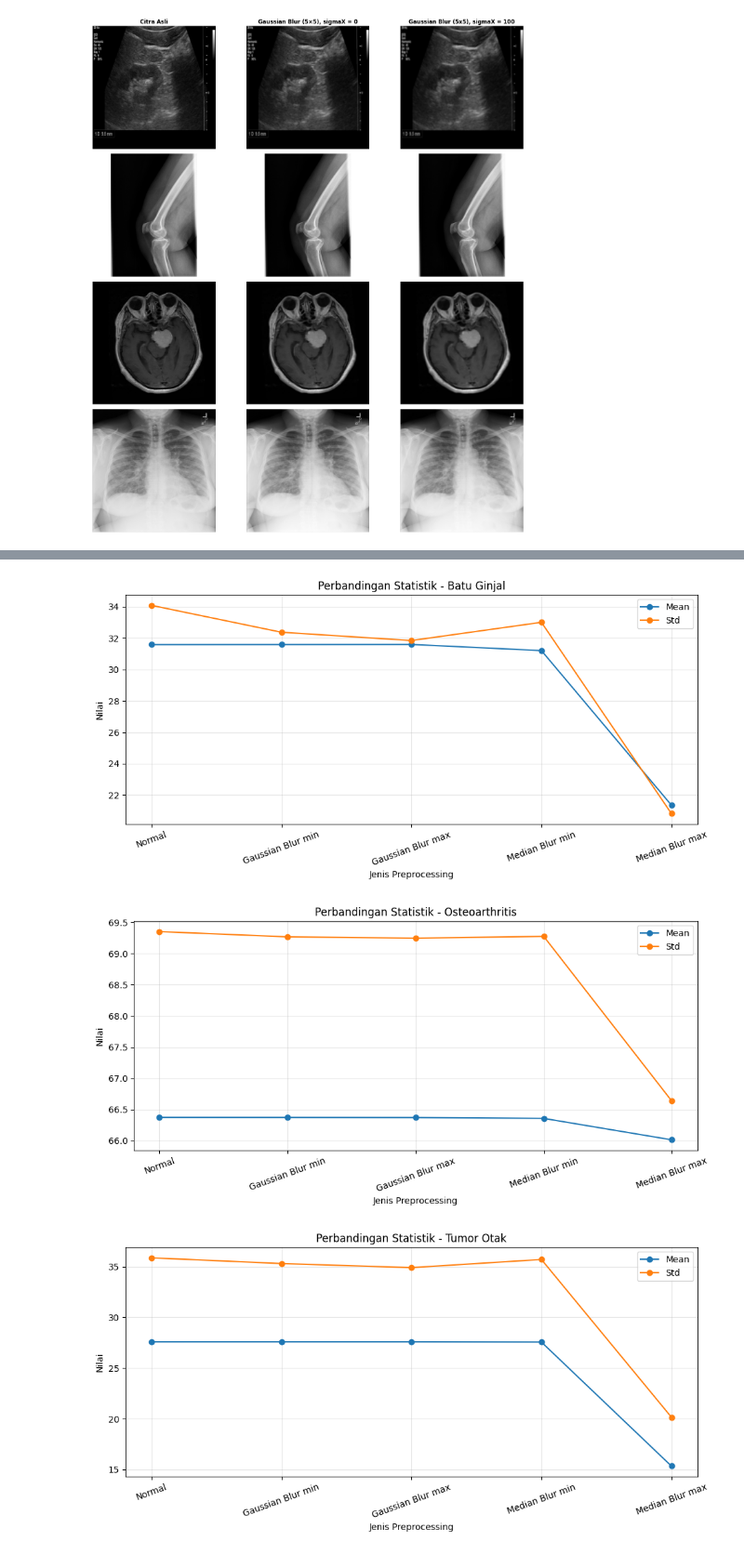
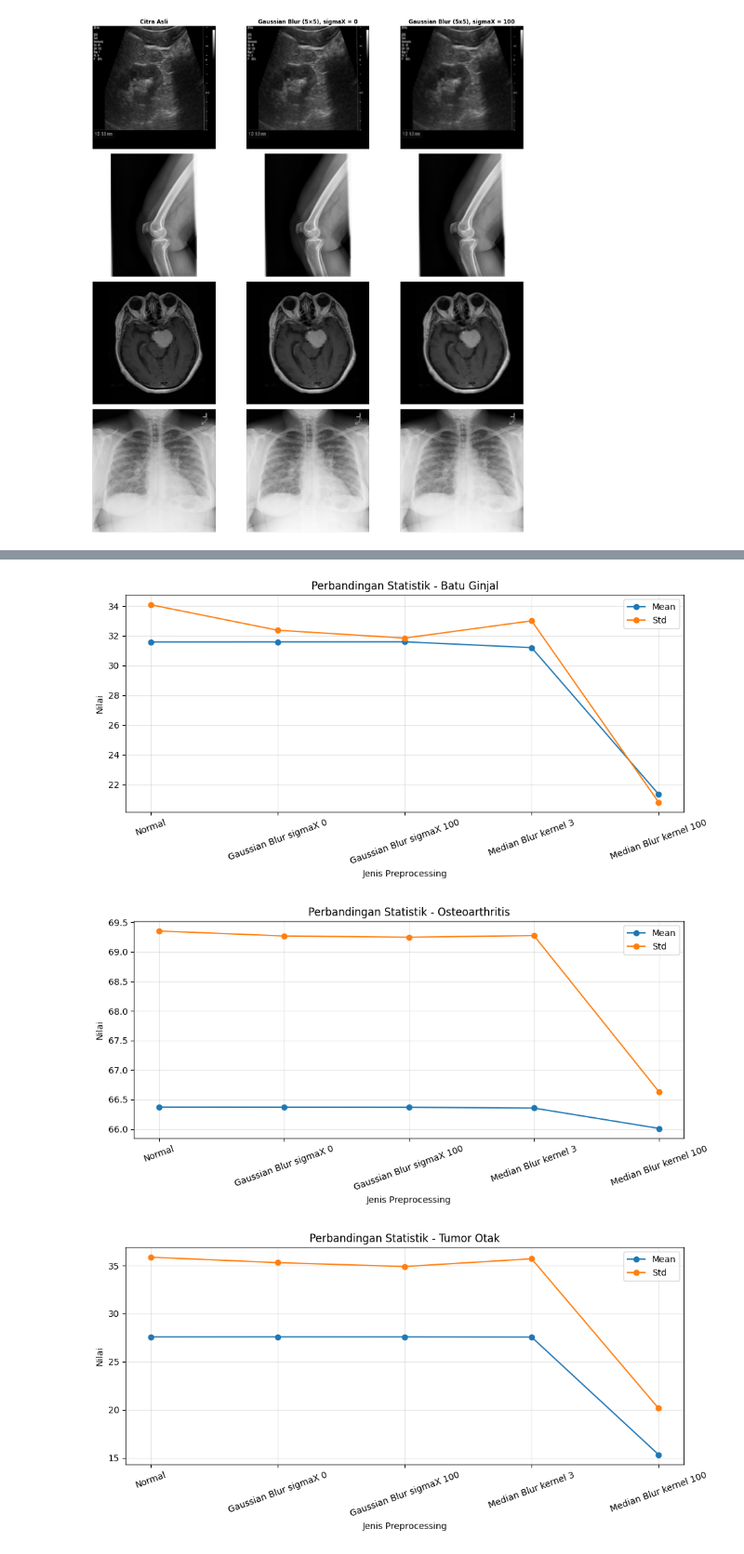
Before and after one commit to EaganKyoji/AI-project, a Jupyter notebook: peningkatan-kualitas-citra-medis.ipynb, the cells around one changed output, grey strips where cells are left out. Shown at 93% size. Saved outputs shown, nothing was run; the diff lists cells and outputs as text; code cells hidden in the pictures.

```diff
--- a/peningkatan-kualitas-citra-medis.ipynb
+++ b/peningkatan-kualitas-citra-medis.ipynb
@@ -75,7 +75,7 @@ plt.show()
 # %%
 claheCLAI = cv2.createCLAHE(clipLimit=2.0, tileGridSize=(8, 8))
 claheCLBI = cv2.createCLAHE(clipLimit=0, tileGridSize=(8, 8))
-claheTGSBI = cv2.createCLAHE(clipLimit=2.0, tileGridSize=(8, 8))
+claheTGSBI = cv2.createCLAHE(clipLimit=2.0, tileGridSize=(2, 2))
 claheTGSAI = cv2.createCLAHE(clipLimit=2.0, tileGridSize=(20, 20))
 
 claheCLA = []
@@ -226,19 +226,19 @@ for i in range(len(gambar)):
 
         ('Normal', 'Mean'): gambar[i].mean(),
 
-        ('Gaussian Blur min', 'Mean'): gauss_min[i].mean(),
-        ('Gaussian Blur max', 'Mean'): gauss_max[i].mean(),
+        ('Gaussian Blur sigmaX 0', 'Mean'): gauss_min[i].mean(),
+        ('Gaussian Blur sigmaX 100', 'Mean'): gauss_max[i].mean(),
 
-        ('Median Blur min', 'Mean'): median_min[i].mean(),
-        ('Median Blur max', 'Mean'): median_max[i].mean(),
+        ('Median Blur kernel 3', 'Mean'): median_min[i].mean(),
+        ('Median Blur kernel 255', 'Mean'): median_max[i].mean(),
 
         ('Normal', 'Std'): gambar[i].std(),
 
-        ('Gaussian Blur min', 'Std'): gauss_min[i].std(),
-        ('Gaussian Blur max', 'Std'): gauss_max[i].std(),
+        ('Gaussian Blur sigmaX 0', 'Std'): gauss_min[i].std(),
+        ('Gaussian Blur sigmaX 100', 'Std'): gauss_max[i].std(),
 
-        ('Median Blur min', 'Std'): median_min[i].std(),
-        ('Median Blur max', 'Std'): median_max[i].std()
+        ('Median Blur kernel 3', 'Std'): median_min[i].std(),
+        ('Median Blur kernel 255', 'Std'): median_max[i].std()
     })
 
 df_statistik = pd.DataFrame(data_statistik).set_index('Citra')
@@ -256,10 +256,10 @@ import matplotlib.pyplot as plt
 
 proses = [
     'Normal',
-    'Gaussian Blur min',
-    'Gaussian Blur max',
-    'Median Blur min',
-    'Median Blur max'
+    'Gaussian Blur sigmaX 0',
+    'Gaussian Blur sigmaX 100',
+    'Median Blur kernel 3',
+    'Median Blur kernel 100'
 ]
 
 for i in range(len(gambar)):
@@ -272,33 +272,33 @@ for i in range(len(gambar)):
         median_min[i].mean(),
         median_max[i].mean()
     ]
 
     # Ambil Std dari masing-masing hasil preprocessing
     std = [
         gambar[i].std(),
         gauss_min[i].std(),
         gauss_max[i].std(),
         median_min[i].std(),
         median_max[i].std()
     ]
 
     # Buat grafik
     plt.figure(figsize=(10, 5))
 
     plt.plot(proses, mean, marker='o', label='Mean')
     plt.plot(proses, std, marker='o', label='Std')
 
     plt.title(f'Perbandingan Statistik - {judul[i]}')
     plt.xlabel('Jenis Preprocessing')
     plt.ylabel('Nilai')
 
     plt.legend()
     plt.grid(True, alpha=0.3)
 
     plt.xticks(rotation=20)
     plt.tight_layout()
     plt.show()
 # %% [output]
-[figure, old version]
+[figure, new version]
-[figure, old version]
+[figure, new version]
-[figure, old version]
+[figure, new version]
```
Also changed, not shown: parts of 4 cells of this notebook.
